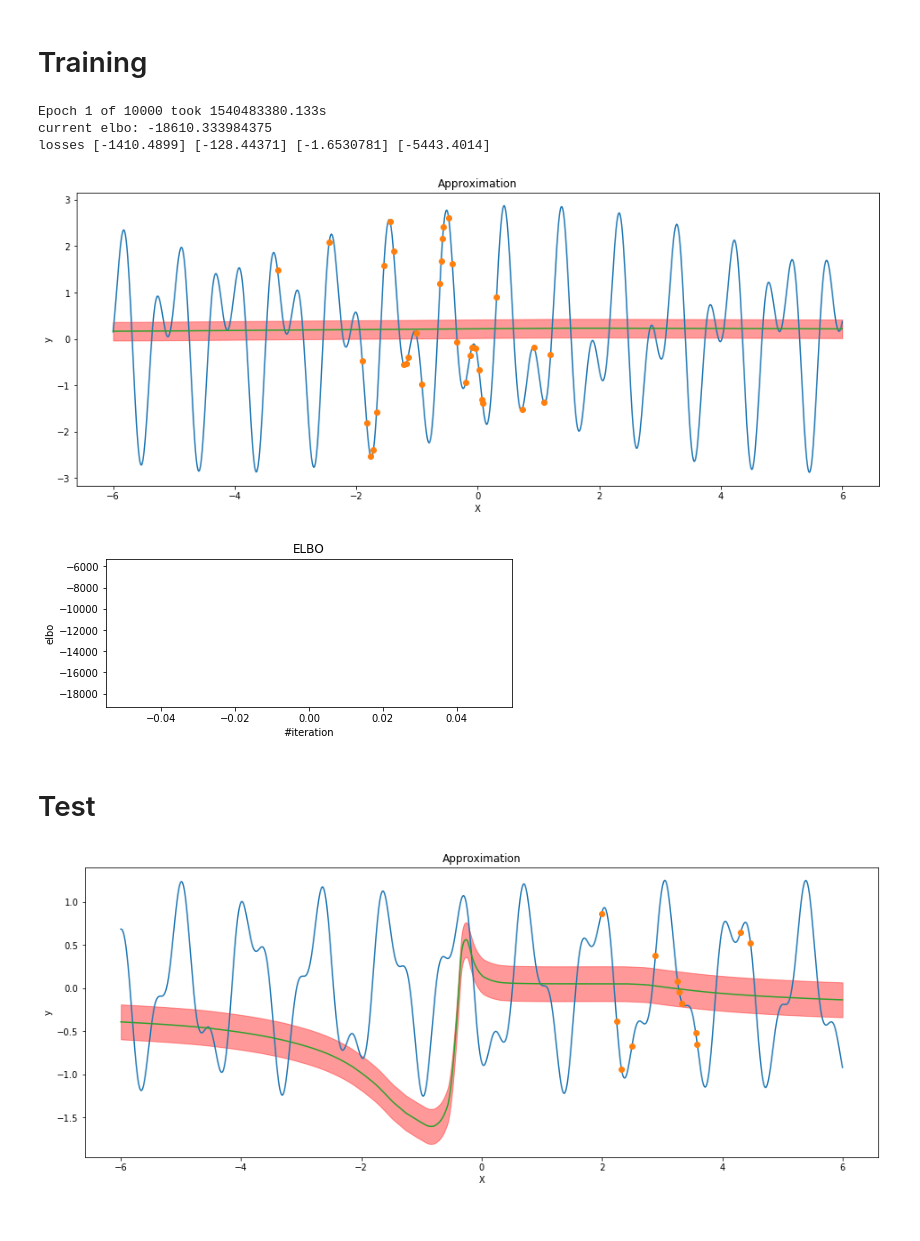
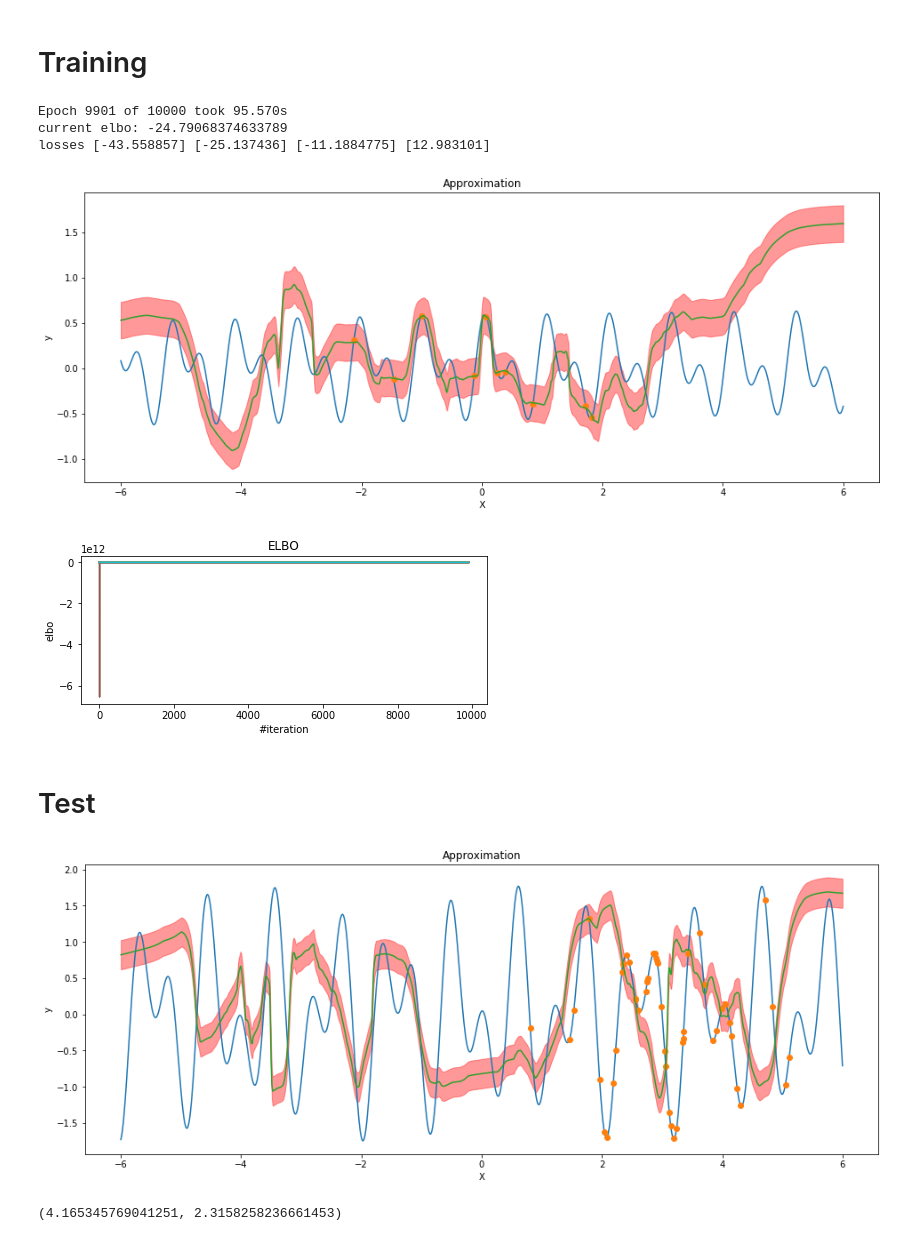
Before and after one commit to egornuzhin/bml_deep_prior, a Jupyter notebook: deep_prior.ipynb, the cells around one changed output. Saved outputs shown, nothing was run; the diff lists cells and outputs as text; code cells hidden in the pictures.

```diff
--- a/deep_prior.ipynb
+++ b/deep_prior.ipynb
@@ -221,7 +224,7 @@ class DeepPrior(nn.Module):
             self.ELBO[ind]=[l_np]
 
 
-        return -loss
+        return -loss, torch.zeros(1), torch.zeros(1), torch.zeros(1), torch.zeros(1)
 
     def predict(self, X, y, X_pred):
         """
@@ -290,7 +293,7 @@ def train_model(model, num_epochs=20, batchsize = 10, verbose=True, plot_every =
                   flow_loss.data.numpy().flatten(), prior_loss.data.numpy().flatten(),
                   z0_loss.data.numpy().flatten())
 
-            plot_f(param_set, (X_0.data.numpy().flatten(), y_0.data.numpy().flatten()))
+            plot_f(model, param_set, (X_0.data.numpy().flatten(), y_0.data.numpy().flatten()))
 
             plt.figure(figsize=(16, 6))
             plt.subplot(221)
@@ -365,0 +390,10 @@ plot_f(test_param, test_set[0])
+# %%
+ELBO = np.array(list(model.ELBO.values()))
+plt.figure(figsize=(16, 6))
+plt.subplot(221)
+plt.title("ELBO")
+plt.xlabel("#iteration")
+plt.ylabel("elbo")
+plt.ylim(ymin = -4000)
+plt.plot(ELBO.T, label = 'train_elbo')
+plt.show()
@@ -830,24 +877,28 @@ class DeepPrior_IAF(nn.Module):
 # оптимайзер
 from torch import optim
 from itertools import chain
-model = DeepPrior_IAF(in_x=1, in_z=128, dim_middle=128, dim_out=1, n_enc_layers=0, n_dec_layers=4,
+model_IAF = DeepPrior_IAF(in_x=1, in_z=32, dim_middle=128, dim_out=1, n_enc_layers=0, n_dec_layers=4,
                          n_flow_layers=12)
-optimizer = optim.Adam(model.parameters(), lr=0.001)
+optimizer = optim.Adam(model_IAF.parameters(), lr=0.001)
 # %%
-datasets, param_set = generate_dataset(50, Size=None) #Size=50
+# datasets, param_set = generate_dataset(50, Size=None) #Size=50
 verbose = False
-X_0, y_0 = train_model(model, num_epochs=10000, batchsize = 50, verbose=True)
+X_0, y_0 = train_model(model_IAF, num_epochs=10000, batchsize = 50, verbose=True)
 # %% [output]
-Epoch 1 of 10000 took 1540483380.133s
-current elbo: -18610.333984375
-losses [-1410.4899] [-128.44371] [-1.6530781] [-5443.4014]
+Epoch 9901 of 10000 took 95.570s
+current elbo: -24.79068374633789
+losses [-43.558857] [-25.137436] [-11.1884775] [12.983101]
-[figure, old version]
+[figure, new version]
-[figure, old version]
+[figure, new version]
 # %% [markdown]
 # Test
 # %%
-test_set, test_param = generate_dataset(1, Size=12)
+# test_set, test_param = generate_dataset(1, Size=12)
 verbose = False
-plot_f(test_param, test_set[0])
+plot_f(model_IAF, test_param, test_set[0])
 # %% [output]
-[figure, old version]
+[figure, new version]
+# %%
+MSE(model_IAF, datasets, param_set), MSE(model_IAF, datasets_test, param_set_test)
+# %% [output]
+(4.165345769041251, 2.3158258236661453)
```
Also changed, not shown: parts of 22 cells of this notebook, 2 other files.
